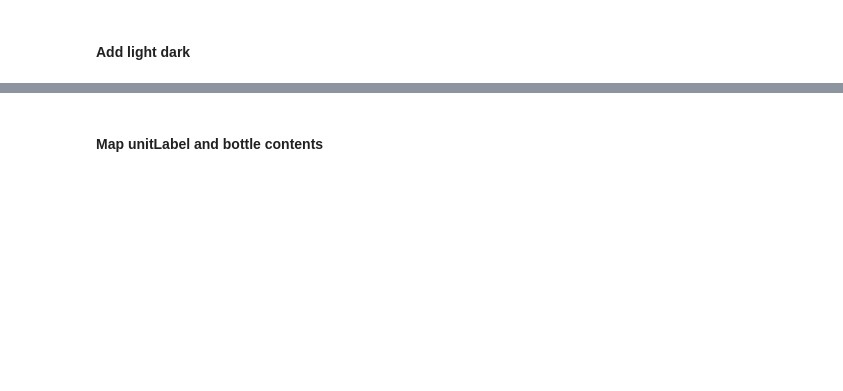
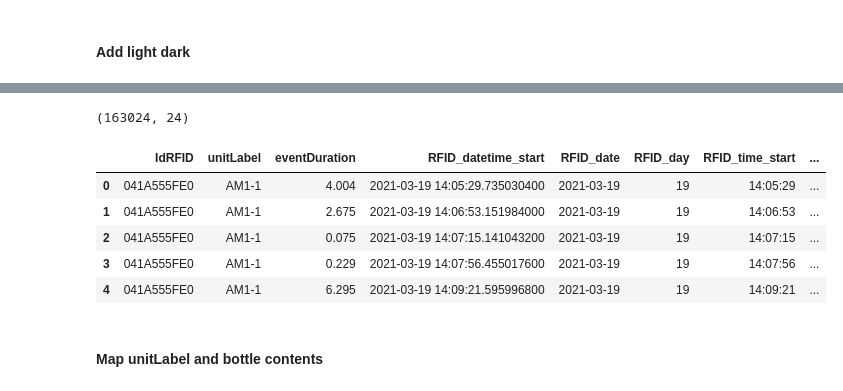
Before and after one commit to grace3999/RFID_polysubstance, a Jupyter notebook: RFID_VDM_wsucrose.ipynb, the cells around one changed output, grey strips where cells are left out. Drawn from its saved outputs; the diff is of its cells as text; code cells hidden in the pictures; blank space fills up the shorter version.

```diff
--- a/RFID_VDM_wsucrose.ipynb
+++ b/RFID_VDM_wsucrose.ipynb
@@ -220,3 +259,15 @@ data_RFID_next.head()
+# %%
+data_RFID_next = data_RFID_next.merge(ld_mapping, right_on=['day', 'ld_seg'], left_on=['RFID_day_count', 'ld_seg'])
+print(data_RFID_next.shape)
+data_RFID_next.head()
+# %% [output]
+(163024, 24)
+|  | IdRFID | unitLabel | eventDuration | RFID_datetime_start | RFID_date | RFID_day | RFID_time_start | ... |
+| 0 | 041A555FE0 | AM1-1 | 4.004 | 2021-03-19 14:05:29.735030400 | 2021-03-19 | 19 | 14:05:29 | ... |
+| 1 | 041A555FE0 | AM1-1 | 2.675 | 2021-03-19 14:06:53.151984000 | 2021-03-19 | 19 | 14:06:53 | ... |
+| 2 | 041A555FE0 | AM1-1 | 0.075 | 2021-03-19 14:07:15.141043200 | 2021-03-19 | 19 | 14:07:15 | ... |
+| 3 | 041A555FE0 | AM1-1 | 0.229 | 2021-03-19 14:07:56.455017600 | 2021-03-19 | 19 | 14:07:56 | ... |
+| 4 | 041A555FE0 | AM1-1 | 6.295 | 2021-03-19 14:09:21.595996800 | 2021-03-19 | 19 | 14:09:21 | ... |
 # %% [markdown]
 #### Map unitLabel and bottle contents
 # %%
```
Also changed, not shown: parts of 27 cells of this notebook.
